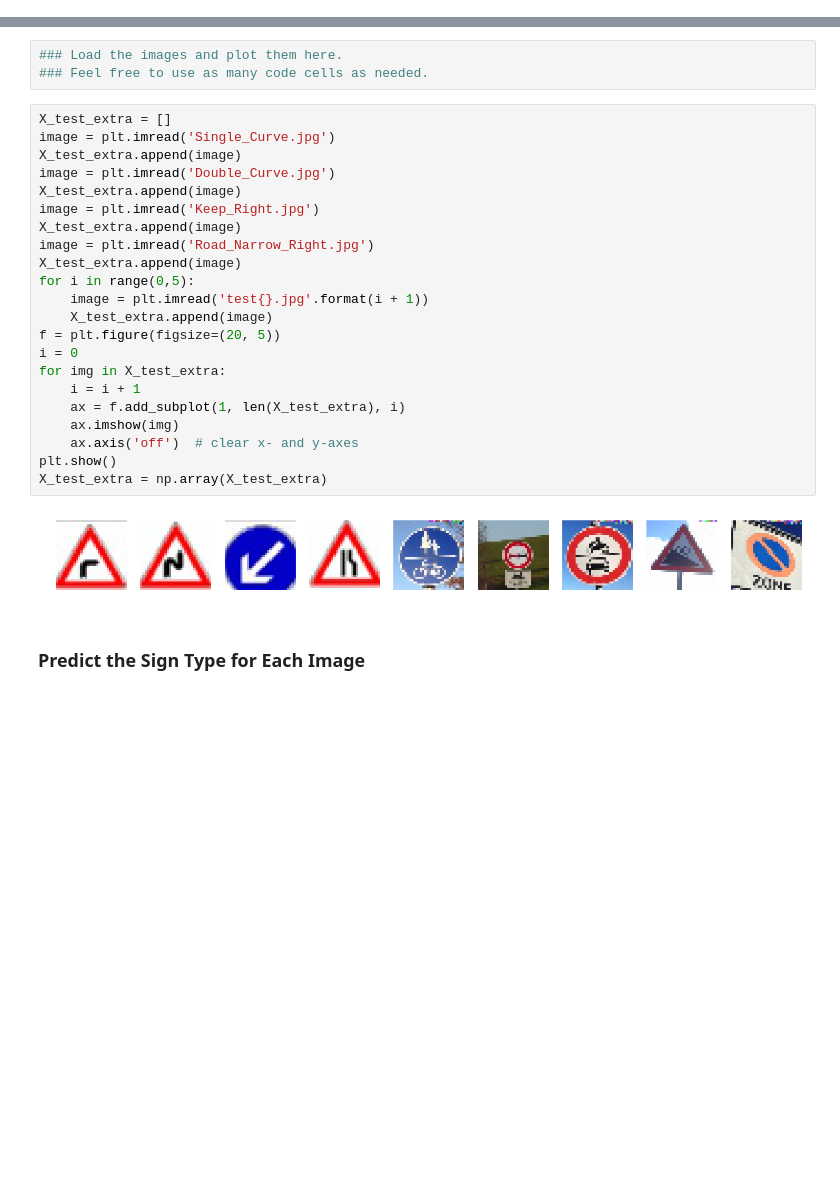
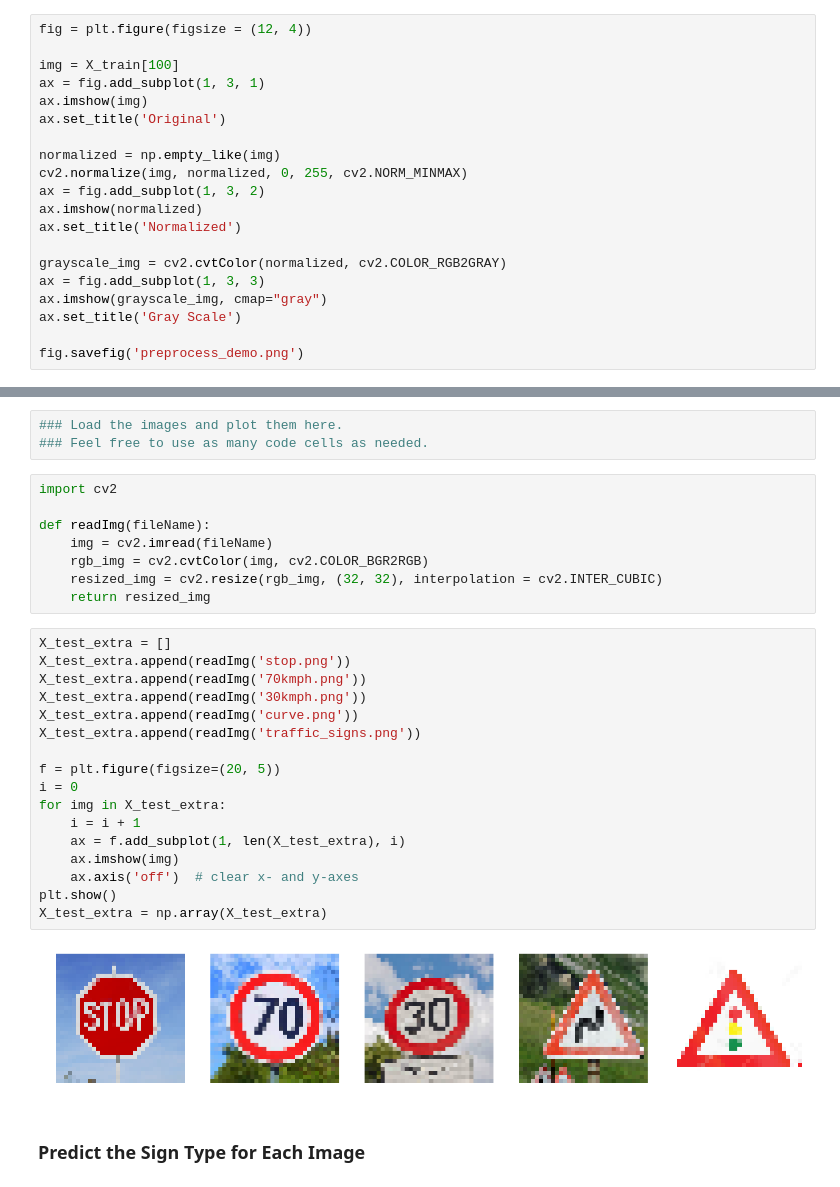
Before and after one commit to zxy1256/CarND-Traffic-Sign-Classifier-Project, a Jupyter notebook: Traffic_Sign_Classifier.ipynb, the cells around one changed output, grey strips where cells are left out. Cells and saved outputs as stored; diff of their text form; blank space fills up the shorter version.

```diff
--- a/Traffic_Sign_Classifier.ipynb
+++ b/Traffic_Sign_Classifier.ipynb
@@ -206,0 +211,20 @@ axs.imshow(X_train[9960])
+# %%
+fig = plt.figure(figsize = (12, 4))
+
+img = X_train[100]
+ax = fig.add_subplot(1, 3, 1)
+ax.imshow(img)
+ax.set_title('Original')
+
+normalized = np.empty_like(img)
+cv2.normalize(img, normalized, 0, 255, cv2.NORM_MINMAX)
+ax = fig.add_subplot(1, 3, 2)
+ax.imshow(normalized)
+ax.set_title('Normalized')
+
+grayscale_img = cv2.cvtColor(normalized, cv2.COLOR_RGB2GRAY)
+ax = fig.add_subplot(1, 3, 3)
+ax.imshow(grayscale_img, cmap="gray")
+ax.set_title('Gray Scale')
+
+fig.savefig('preprocess_demo.png')
@@ -360,30 +408,33 @@ You may find `signnames.csv` useful as it contains mappings from the class id (i
 # %%
 ### Load the images and plot them here.
 ### Feel free to use as many code cells as needed.
+# %%
+import cv2
+
+def readImg(fileName):
+    img = cv2.imread(fileName)
+    rgb_img = cv2.cvtColor(img, cv2.COLOR_BGR2RGB)
+    resized_img = cv2.resize(rgb_img, (32, 32), interpolation = cv2.INTER_CUBIC)
+    return resized_img
 # %%
 X_test_extra = []
-image = plt.imread('Single_Curve.jpg')
-X_test_extra.append(image)
-image = plt.imread('Double_Curve.jpg')
-X_test_extra.append(image)
-image = plt.imread('Keep_Right.jpg')
-X_test_extra.append(image)
-image = plt.imread('Road_Narrow_Right.jpg')
-X_test_extra.append(image)
-for i in range(0,5):
-    image = plt.imread('test{}.jpg'.format(i + 1))
-    X_test_extra.append(image)
+X_test_extra.append(readImg('stop.png'))
+X_test_extra.append(readImg('70kmph.png'))
+X_test_extra.append(readImg('30kmph.png'))
+X_test_extra.append(readImg('curve.png'))
+X_test_extra.append(readImg('traffic_signs.png'))
+
 f = plt.figure(figsize=(20, 5))
 i = 0
 for img in X_test_extra:
     i = i + 1
     ax = f.add_subplot(1, len(X_test_extra), i)
     ax.imshow(img)
     ax.axis('off')  # clear x- and y-axes
 plt.show()
 X_test_extra = np.array(X_test_extra)
 # %% [output]
-[figure, old version]
+[figure, new version]
 # %% [markdown]
 ### Predict the Sign Type for Each Image
 # %%
```
Also changed, not shown: parts of 21 cells of this notebook, 20 other files.
